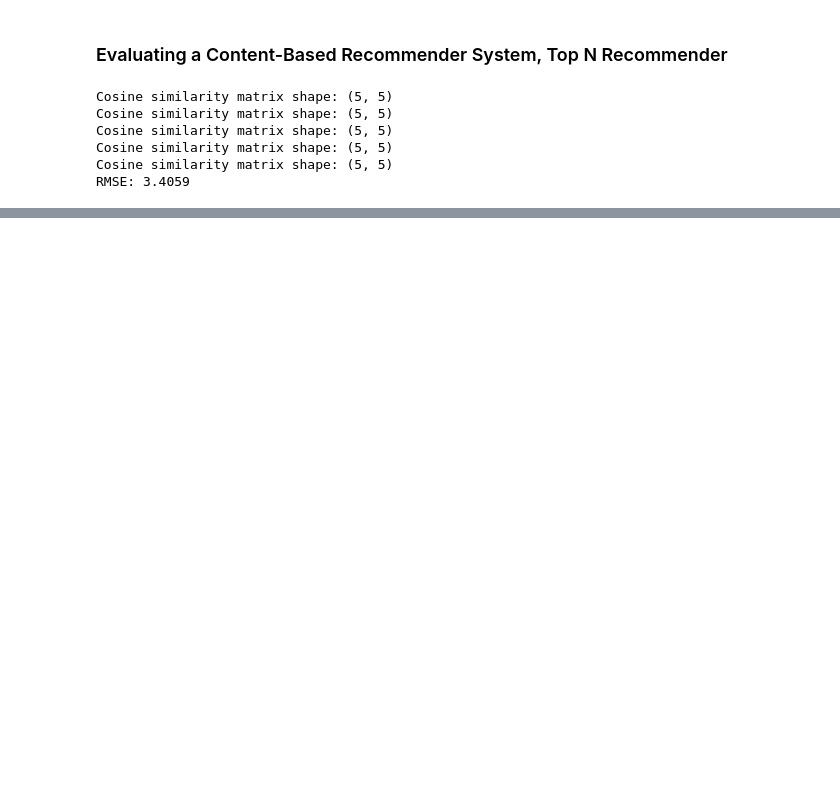
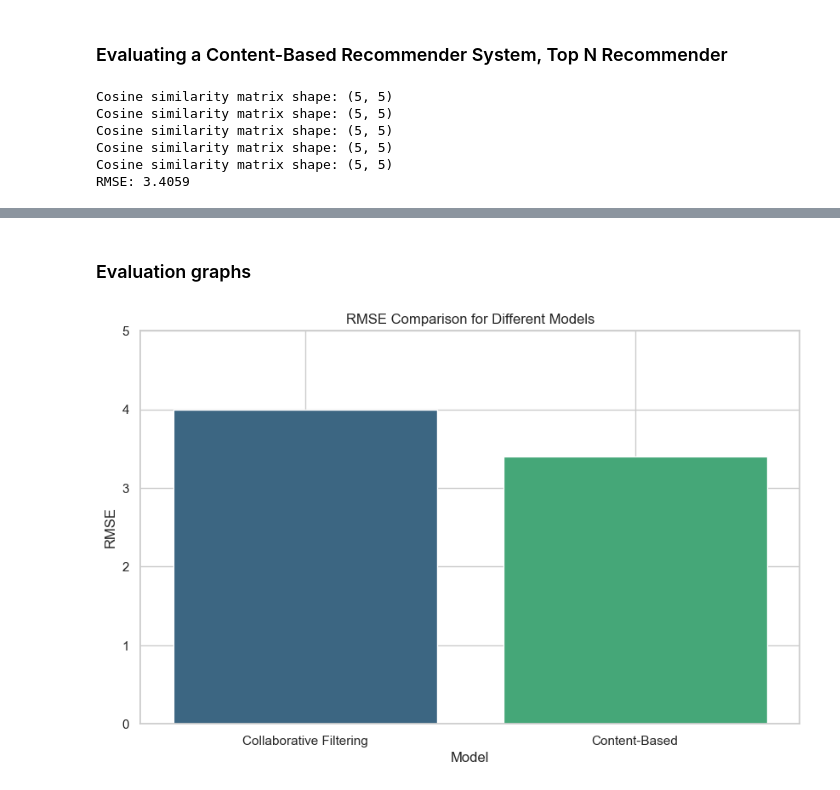
Before and after one commit to SleeNdlela/OA4_Unsupervised_Learning_Project, a Jupyter notebook: OA4_Unsupervised_Learning.2.1.ipynb, the cells around one changed output, grey strips where cells are left out. Cells and saved outputs as stored; diff of their text form; code cells hidden in the pictures; blank space fills up the shorter version.

```diff
--- a/OA4_Unsupervised_Learning.2.1.ipynb
+++ b/OA4_Unsupervised_Learning.2.1.ipynb
@@ -1790,0 +1615,17 @@ RMSE: nan
+# %% [markdown]
+### Evaluation graphs
+# %%
+# Assuming RMSE values for different models
+models = ['Collaborative Filtering', 'Content-Based']
+rmses = [4., 3.4059]  # Replace with your actual RMSE values
+
+plt.figure(figsize=(10, 6))
+sns.barplot(x=models, y=rmses, palette='viridis')
+plt.xlabel('Model')
+plt.ylabel('RMSE')
+plt.title('RMSE Comparison for Different Models')
+plt.ylim(0, max(rmses) + 1)
+plt.grid(True)
+plt.show()
+# %% [output]
+[figure, added]
```
Also changed, not shown: parts of 16 cells of this notebook.
